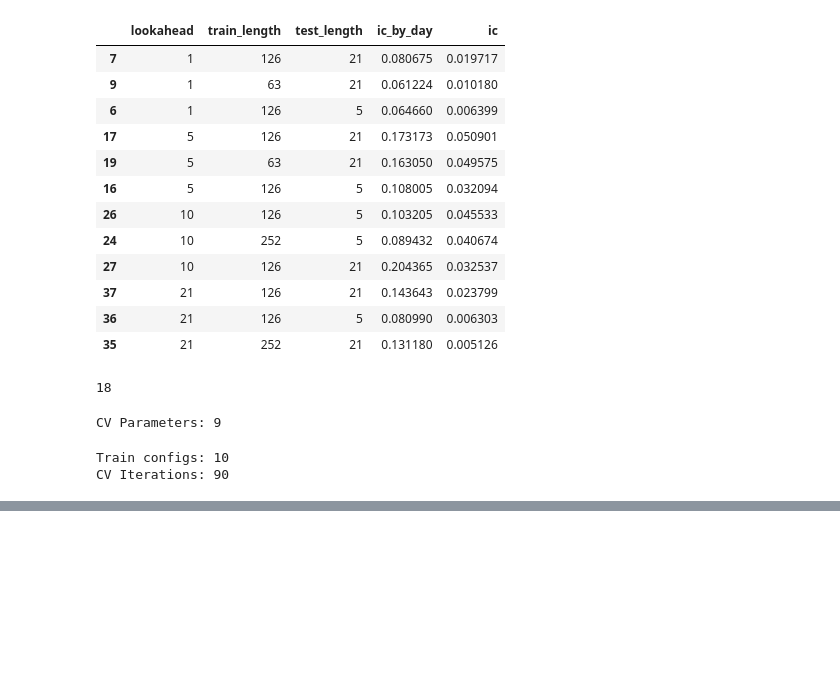
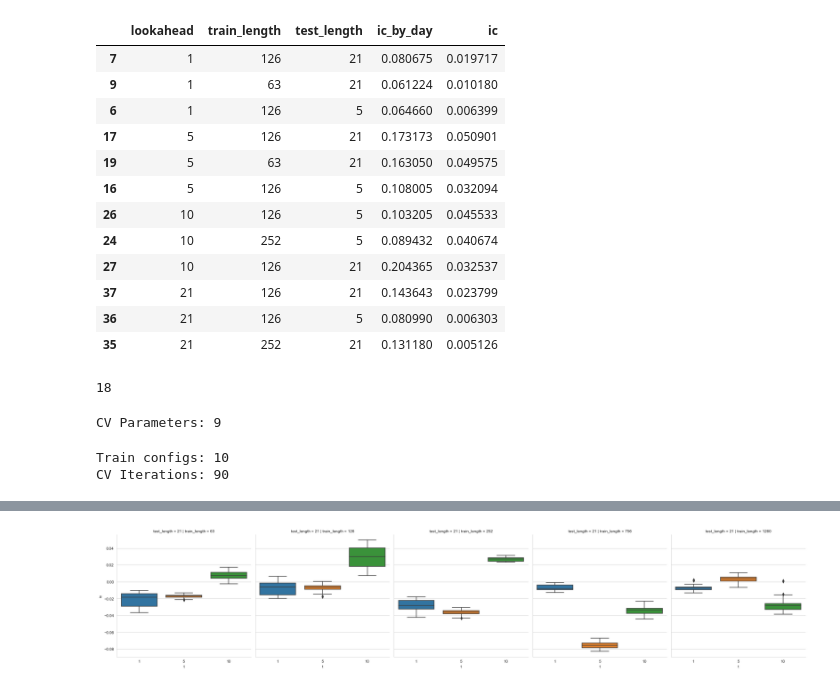
Before and after one commit to OliverJoo/quant_modeling, a Jupyter notebook: MDLing/RF_ReturnSignals.ipynb, the cells around one changed output, grey strips where cells are left out. Cells and saved outputs as stored; diff of their text form; code cells hidden in the pictures; blank space fills up the shorter version.

```diff
--- a/MDLing/RF_ReturnSignals.ipynb
+++ b/MDLing/RF_ReturnSignals.ipynb
@@ -451,0 +666,5 @@ Lookahead:  1 | Train: 756 | Test:  5 | Params:   9
+# %%
+g = sns.catplot(x='t', y='ic', col='train_length', row='test_length',
+                data=ic[(ic.test_length == 21) & (ic.t < 21)], kind='box')
+# %% [output]
+[figure, added]
```
Also changed, not shown: parts of 16 cells of this notebook.
